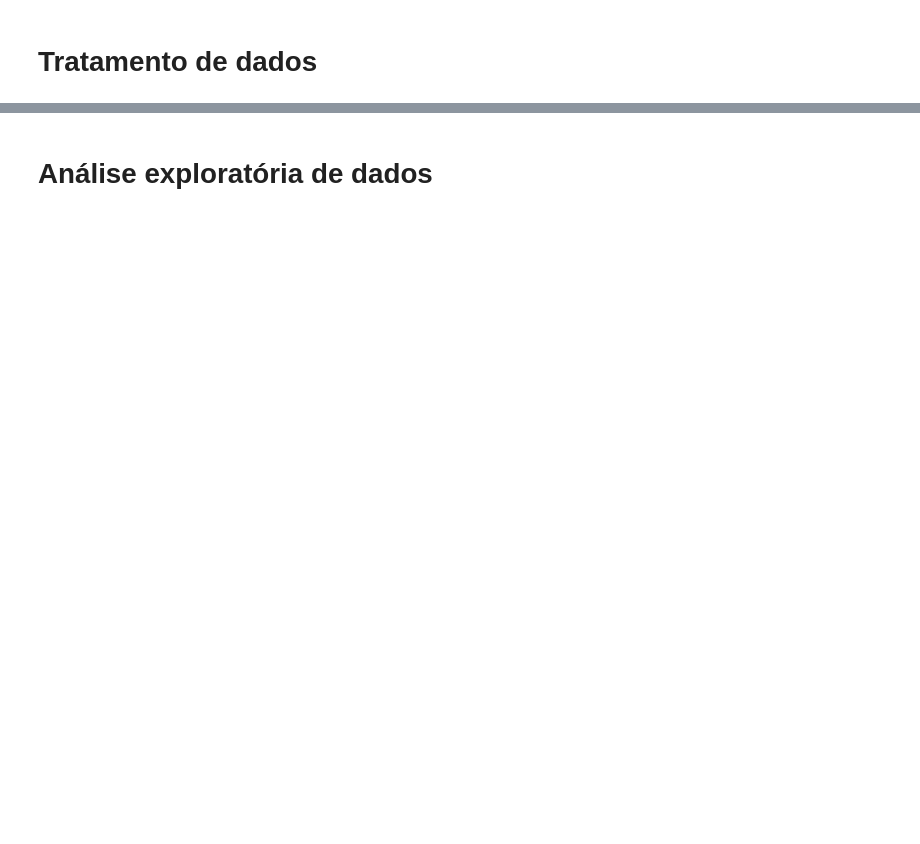
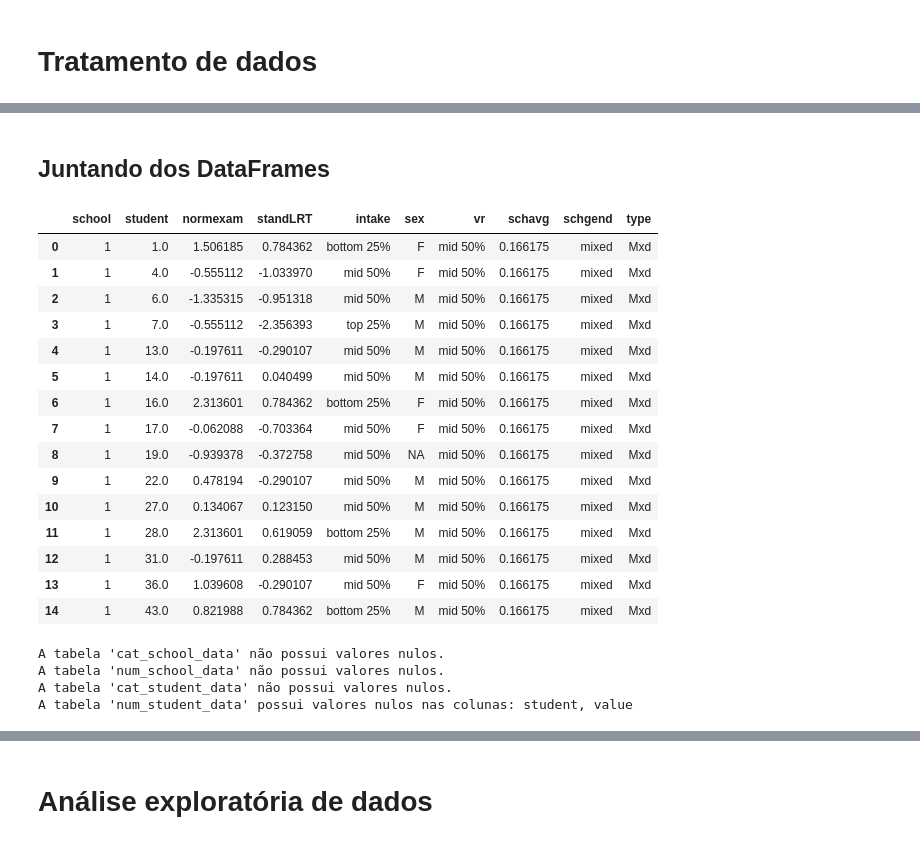
Before and after one commit to VitoriaSampaiodev/case-predi-o, a Jupyter notebook: vitoriaalves_case_predição2.ipynb, the cells around one changed output, grey strips where cells are left out. Cells and saved outputs as stored; diff of their text form; code cells hidden in the pictures; blank space fills up the shorter version.

```diff
--- a/vitoriaalves_case_predição2.ipynb
+++ b/vitoriaalves_case_predição2.ipynb
@@ -335,0 +74,6 @@ dtype: int64
+# %%
+#Substituição das vírgulas por pontos na coluna 'standLRT'
+df_numstudent['standLRT'] = df_numstudent['standLRT'].str.replace(',', '.', regex=False)
+
+#Converter a coluna 'standLRT' para tipo numérico
+df_numstudent['standLRT'] = pd.to_numeric(df_numstudent['standLRT'], errors='coerce')
@@ -335,0 +159,2 @@ dtype: int64
+# %% [markdown]
+## Juntando dos DataFrames
@@ -335,0 +165,46 @@ dtype: int64
+# %%
+df_complete.head(15)
+# %% [output]
+|  | school | student | normexam | standLRT | intake | sex | vr | schavg | schgend | type |
+| 0 | 1 | 1.0 | 1.506185 | 0.784362 | bottom 25% | F | mid 50% | 0.166175 | mixed | Mxd |
+| 1 | 1 | 4.0 | -0.555112 | -1.033970 | mid 50% | F | mid 50% | 0.166175 | mixed | Mxd |
+| 2 | 1 | 6.0 | -1.335315 | -0.951318 | mid 50% | M | mid 50% | 0.166175 | mixed | Mxd |
+| 3 | 1 | 7.0 | -0.555112 | -2.356393 | top 25% | M | mid 50% | 0.166175 | mixed | Mxd |
+| 4 | 1 | 13.0 | -0.197611 | -0.290107 | mid 50% | M | mid 50% | 0.166175 | mixed | Mxd |
+| 5 | 1 | 14.0 | -0.197611 | 0.040499 | mid 50% | M | mid 50% | 0.166175 | mixed | Mxd |
+| 6 | 1 | 16.0 | 2.313601 | 0.784362 | bottom 25% | F | mid 50% | 0.166175 | mixed | Mxd |
+| 7 | 1 | 17.0 | -0.062088 | -0.703364 | mid 50% | F | mid 50% | 0.166175 | mixed | Mxd |
+| 8 | 1 | 19.0 | -0.939378 | -0.372758 | mid 50% | NA | mid 50% | 0.166175 | mixed | Mxd |
+| 9 | 1 | 22.0 | 0.478194 | -0.290107 | mid 50% | M | mid 50% | 0.166175 | mixed | Mxd |
+| 10 | 1 | 27.0 | 0.134067 | 0.123150 | mid 50% | M | mid 50% | 0.166175 | mixed | Mxd |
+| 11 | 1 | 28.0 | 2.313601 | 0.619059 | bottom 25% | M | mid 50% | 0.166175 | mixed | Mxd |
+| 12 | 1 | 31.0 | -0.197611 | 0.288453 | mid 50% | M | mid 50% | 0.166175 | mixed | Mxd |
+| 13 | 1 | 36.0 | 1.039608 | -0.290107 | mid 50% | F | mid 50% | 0.166175 | mixed | Mxd |
+| 14 | 1 | 43.0 | 0.821988 | 0.784362 | bottom 25% | M | mid 50% | 0.166175 | mixed | Mxd |
+# %%
+#Necessita-se saber se há valores nulos (NULL) em nossa tabela
+
+#Criação de um dicionário de armazena cada DataFrame seus nomes como chave
+dataframes = {
+    'cat_school_data': cat_school_data,
+    'num_school_data': num_school_data,
+    'cat_student_data': cat_student_data,
+    'num_student_data': num_student_data
+}
+
+#Iteração pelas tabelas através do loop 'for', 'table_nome como' nome-chave de cada tabela e 'df' recebe o DataFrame que correspondente a cada uma delas.
+for table_name, df in dataframes.items():
+
+    #Checando se há valores nulos, retornando se há pelo menos um valor nulo e selecionando a tabela que tiver essa nulidade
+    null_cols = df.columns[df.isnull().any()].tolist()
+
+    #Condição para saber quais tabelas possuem nulidade
+    if null_cols:
+        print(f"A tabela '{table_name}' possui valores nulos nas colunas: {', '.join(null_cols)}")
+    else:
+        print(f"A tabela '{table_name}' não possui valores nulos.")
+# %% [output]
+A tabela 'cat_school_data' não possui valores nulos.
+A tabela 'num_school_data' não possui valores nulos.
+A tabela 'cat_student_data' não possui valores nulos.
+A tabela 'num_student_data' possui valores nulos nas colunas: student, value
```
Also changed, not shown: parts of 104 cells of this notebook.
